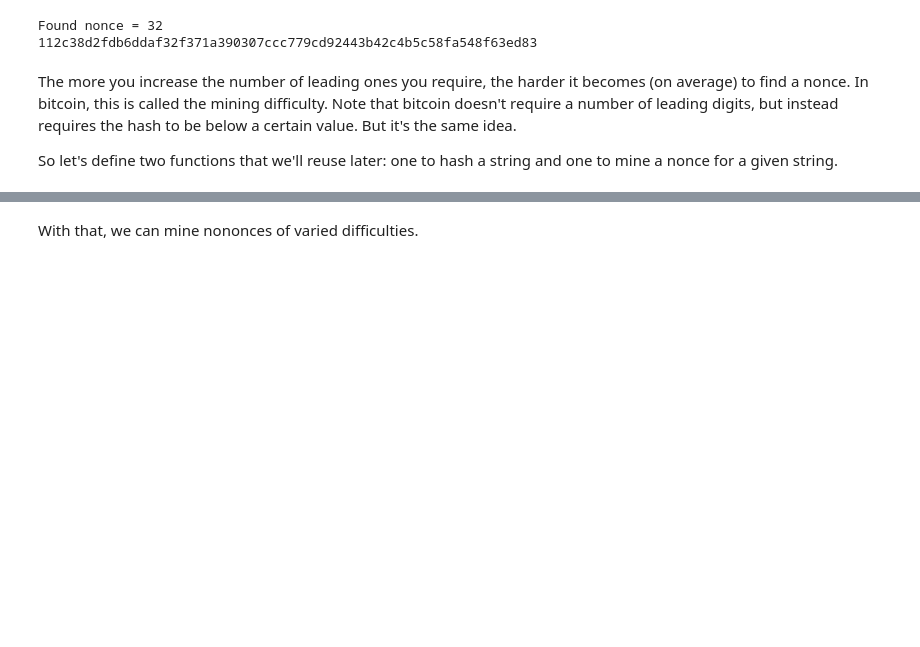
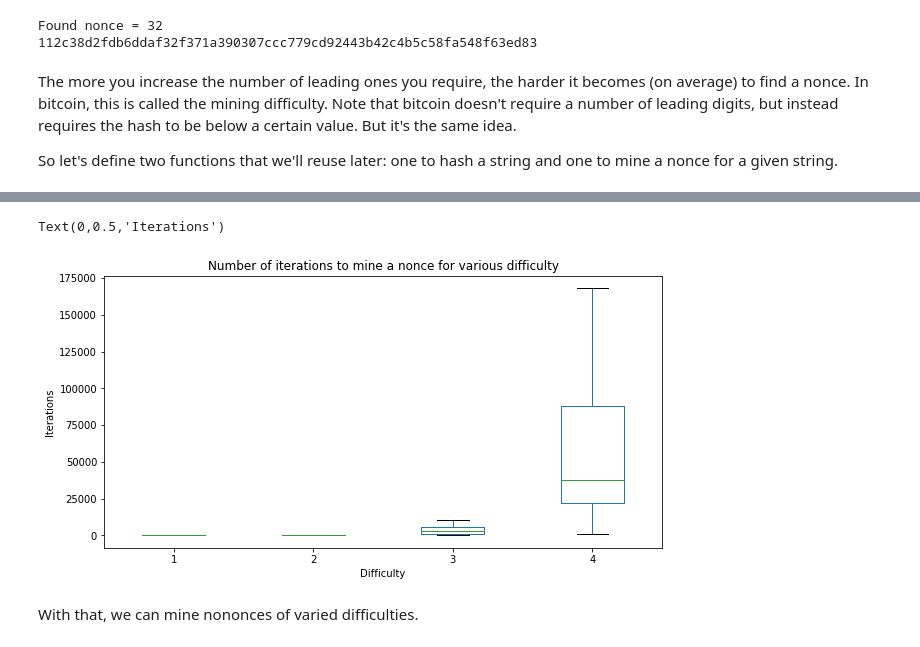
Before and after one commit to Meeshbhoombah/maketh, a Jupyter notebook: maketh.ipynb, the cells around one changed output, grey strips where cells are left out. Saved outputs shown, nothing was run; the diff lists cells and outputs as text; code cells hidden in the pictures; blank space fills up the shorter version.

```diff
--- a/maketh.ipynb
+++ b/maketh.ipynb
@@ -400,3 +400,22 @@ def mine(message, difficulty=1):
         if digest.startswith(prefix):
             return nonce, i
         i += 1
+
+
+import numpy as np
+import pandas as pd
+import pylab as pl
+import string
+import random
+import matplotlib
+%matplotlib inline
+
+def random_string(length=10):
+    return ''.join(random.choice(string.ascii_uppercase + string.digits) for _ in range(length))
+
+strings = [random_string() for i in range(50)]
+# %%
+levels = range(1, 5)
+# An array of results with a row for each difficulty and a column for each test string
+results = pd.DataFrame(index=strings, columns=levels, dtype=np.int)
+results.fillna(value=0)
@@ -402,0 +440,6 @@ def mine(message, difficulty=1):
+# %%
+#results = np.zeros((N_LEVELS, len(strings)), dtype=np.int)
+for level in levels:
+    for s in strings:
+        _, niters = mine(s, difficulty=level)
+        results[level][s] = niters
@@ -403,3 +455,13 @@ def mine(message, difficulty=1):
+# %%
+pl.figure(figsize=(10, 5))
+ax = pl.subplot(111)
+ax.set_title('Number of iterations to mine a nonce for various difficulty')
+results.plot.box(showfliers=False, ax=ax)
+ax.set_xlabel('Difficulty')
+ax.set_ylabel('Iterations')
+# %% [output]
+Text(0,0.5,'Iterations')
+[figure, added]
 # %% [markdown]
 With that, we can mine nononces of varied difficulties.
 # %%
```
Also changed, not shown: parts of 3 cells of this notebook, 2 other files.
